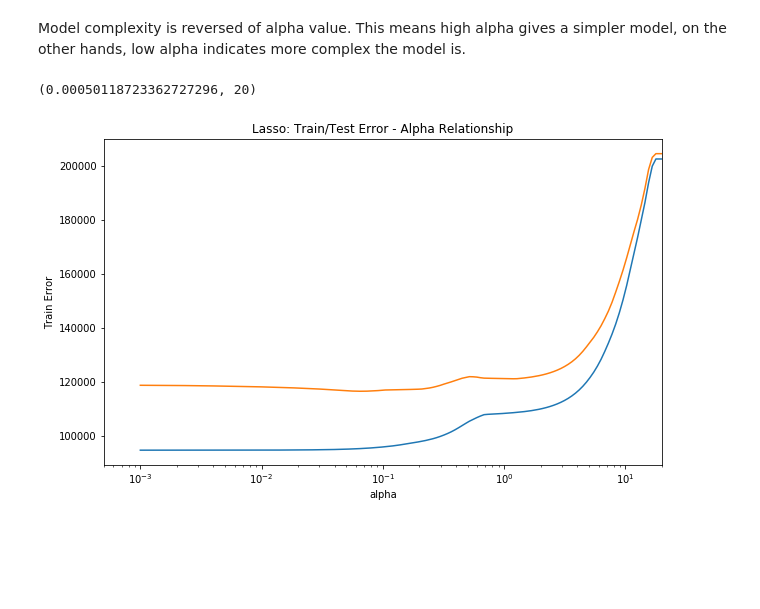
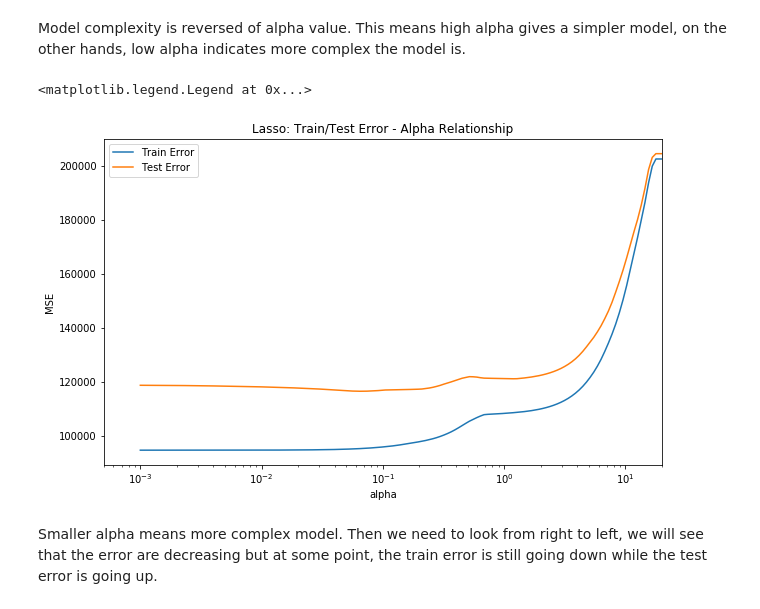
Before and after one commit to s2t2/ANLY-590-Deep-Learning, a Jupyter notebook: hw0/lasso_regression.ipynb, the cells around one changed output. Cells and saved outputs as stored; diff of their text form; code cells hidden in the pictures; blank space fills up the shorter version.

Commit message:
Add legends in the last figs for both lasso and ridge

```diff
--- a/hw0/lasso_regression.ipynb
+++ b/hw0/lasso_regression.ipynb
@@ -179,14 +179,17 @@ Model complexity is reversed of alpha value. This means high alpha gives a simpl
 # %%
 # Plot
 plt.figure(figsize=(10, 6))
 ax = plt.gca()
 ax.plot(alphas, error_list)
 ax.set_xscale('log')
 plt.xlabel('alpha')
-plt.ylabel('Train Error')
+plt.ylabel('MSE')
 plt.axis('tight')
 plt.title('Lasso: Train/Test Error - Alpha Relationship')
 plt.xlim(xmax=20)
+plt.legend(["Train Error", "Test Error"], loc=0)
 # %% [output]
-(0.00050118723362727296, 20)
+<matplotlib.legend.Legend at 0x...>
-[figure, old version]
+[figure, new version]
+# %% [markdown]
+Smaller alpha means more complex model. Then we need to look from right to left, we will see that the error are decreasing but at some point, the train error is still going down while the test error is going up.
```
Also changed, not shown: 1 other file.
